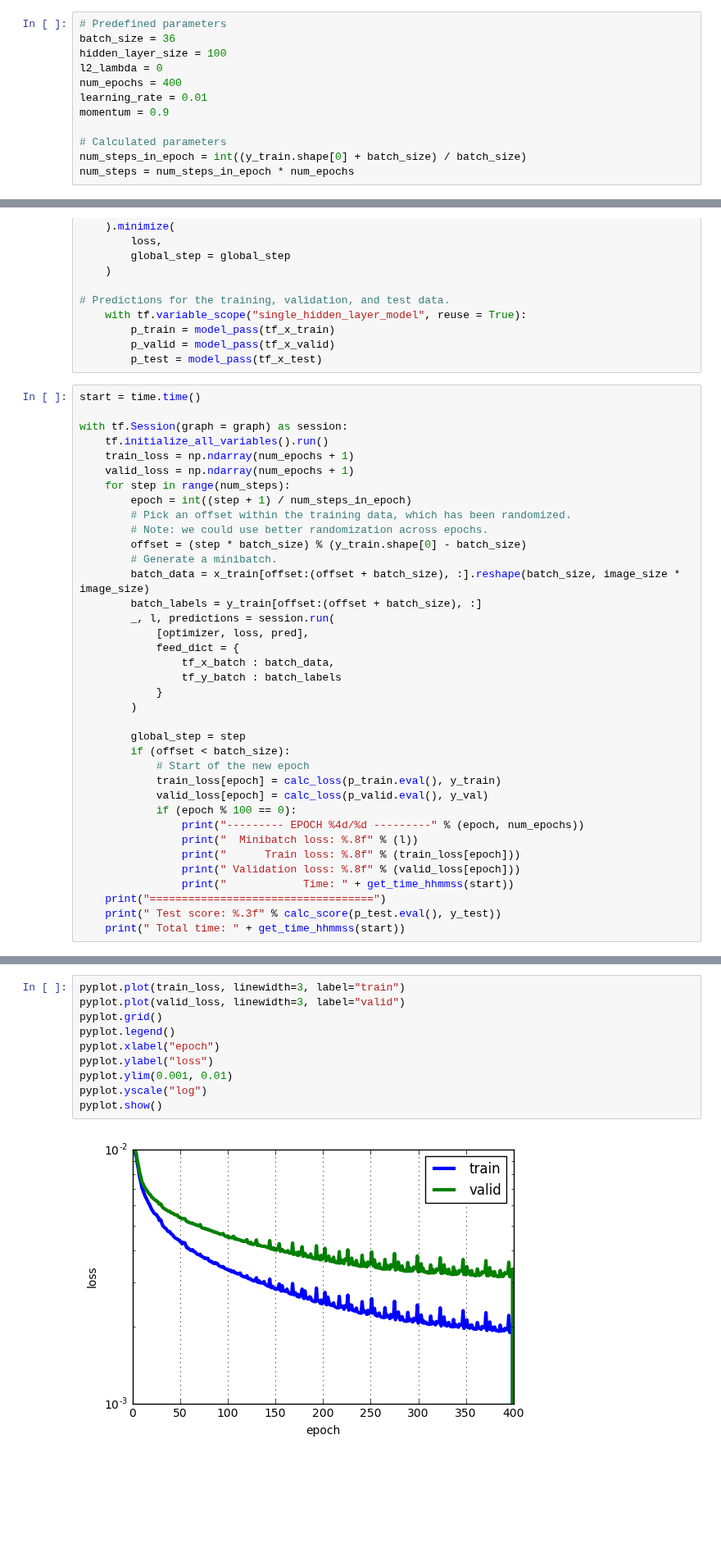
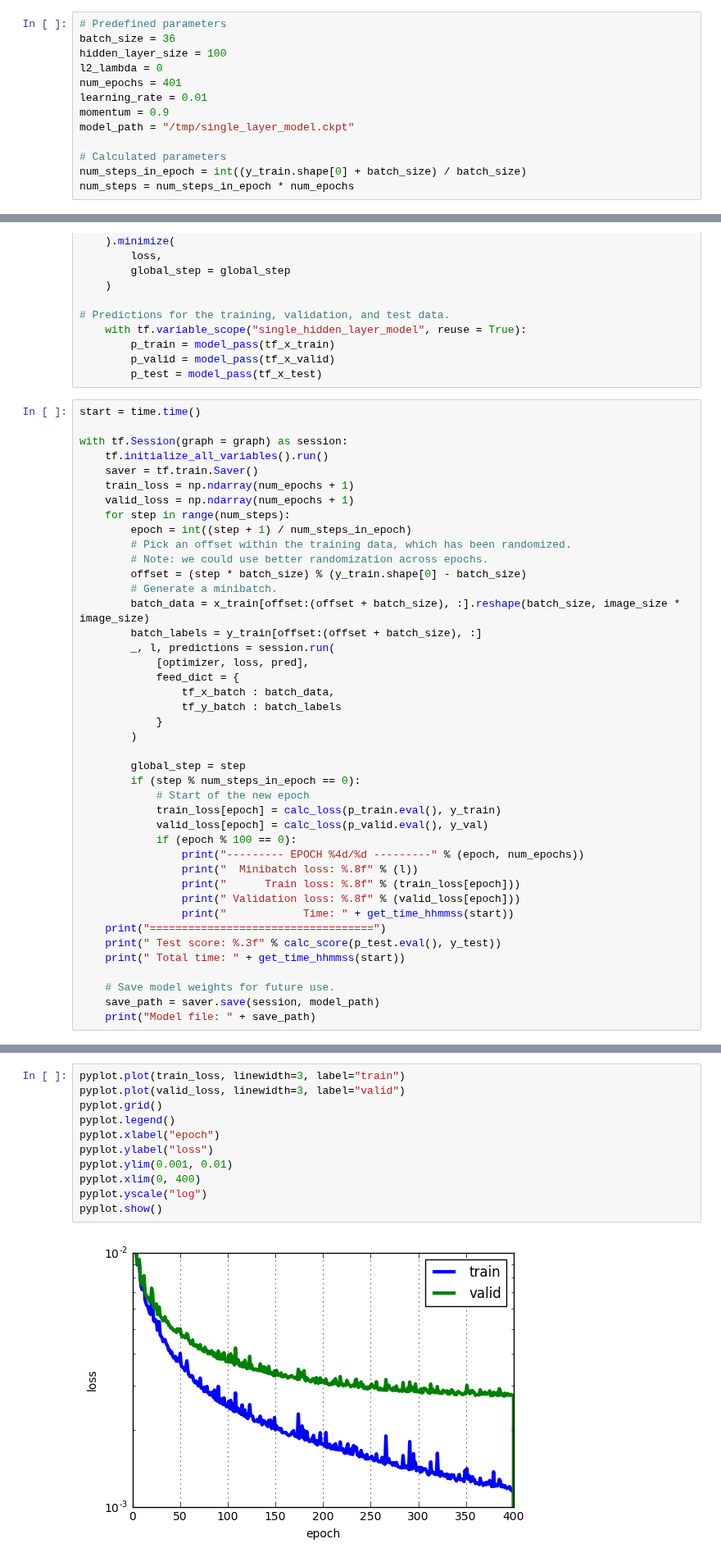
Before and after one commit to alexstaravoitau/kaggle-facial-keypoints-detection, a Jupyter notebook: tf-cnn.ipynb, the cells around one changed output, grey strips where cells are left out. Shown at 82% size. Saved outputs shown, nothing was run; the diff lists cells and outputs as text; blank space fills up the shorter version.

```diff
--- a/tf-cnn.ipynb
+++ b/tf-cnn.ipynb
@@ -156,9 +146,10 @@ Model parameters:
 batch_size = 36
 hidden_layer_size = 100
 l2_lambda = 0
-num_epochs = 400
+num_epochs = 401
 learning_rate = 0.01
 momentum = 0.9
+model_path = "/tmp/single_layer_model.ckpt"
 
 # Calculated parameters
 num_steps_in_epoch = int((y_train.shape[0] + batch_size) / batch_size)
@@ -206,6 +199,7 @@ start = time.time()
 
 with tf.Session(graph = graph) as session:
     tf.initialize_all_variables().run()
+    saver = tf.train.Saver()
     train_loss = np.ndarray(num_epochs + 1)
     valid_loss = np.ndarray(num_epochs + 1)
     for step in range(num_steps):
@@ -225,7 +219,7 @@ with tf.Session(graph = graph) as session:
         )
 
         global_step = step
-        if (offset < batch_size):
+        if (step % num_steps_in_epoch == 0):
             # Start of the new epoch
             train_loss[epoch] = calc_loss(p_train.eval(), y_train)
             valid_loss[epoch] = calc_loss(p_valid.eval(), y_val)
@@ -238,4 +232,8 @@ with tf.Session(graph = graph) as session:
     print("===================================")
     print(" Test score: %.3f" % calc_score(p_test.eval(), y_test))
     print(" Total time: " + get_time_hhmmss(start))
+
+    # Save model weights for future use.
+    save_path = saver.save(session, model_path)
+    print("Model file: " + save_path)
 # %% [output]
@@ -259,12 +261,13 @@ with tf.Session(graph = graph) as session:
 # %%
 pyplot.plot(train_loss, linewidth=3, label="train")
 pyplot.plot(valid_loss, linewidth=3, label="valid")
 pyplot.grid()
 pyplot.legend()
 pyplot.xlabel("epoch")
 pyplot.ylabel("loss")
 pyplot.ylim(0.001, 0.01)
+pyplot.xlim(0, 400)
 pyplot.yscale("log")
 pyplot.show()
 # %% [output]
-[figure, old version]
+[figure, new version]
```
Also changed, not shown: parts of 18 cells of this notebook.
